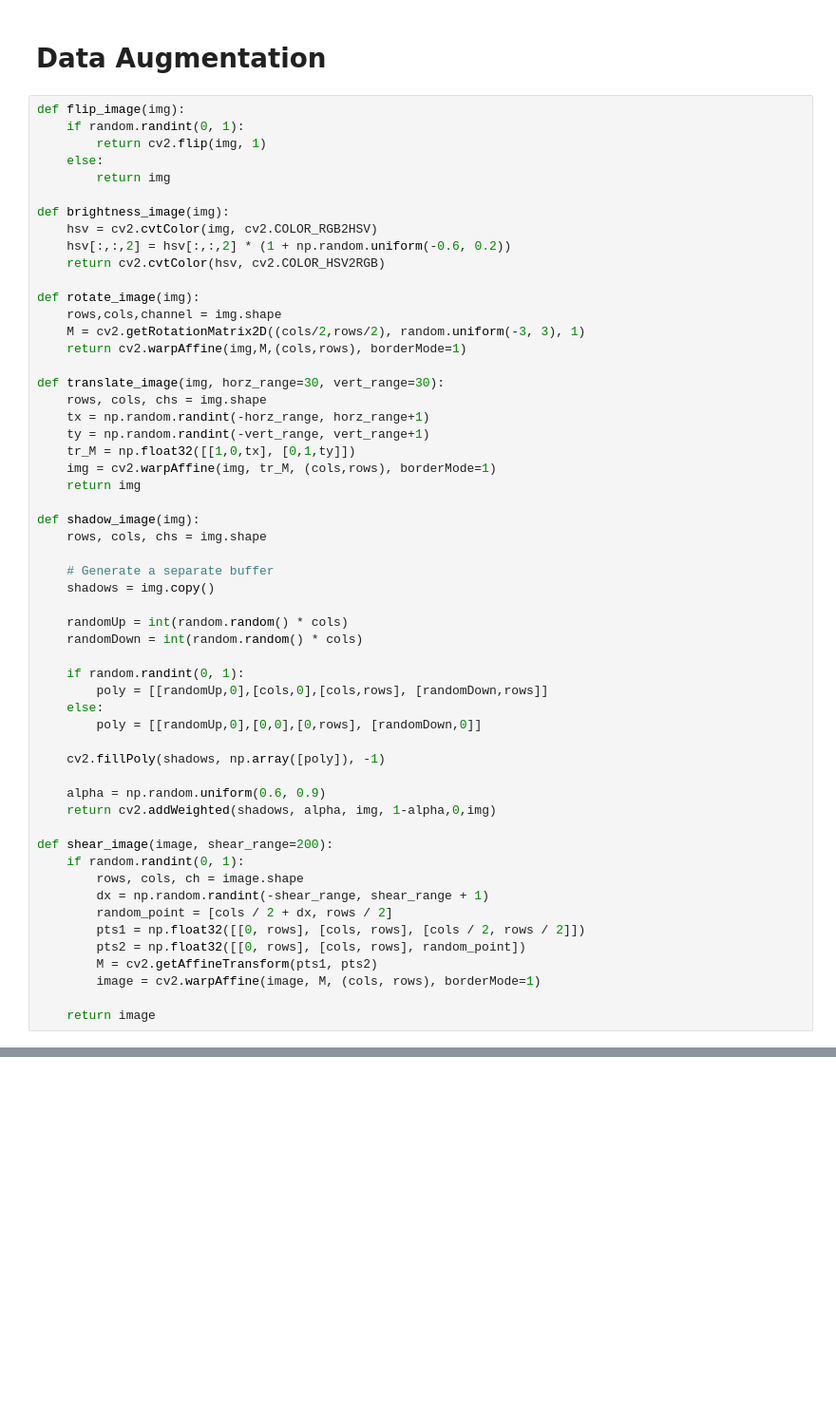
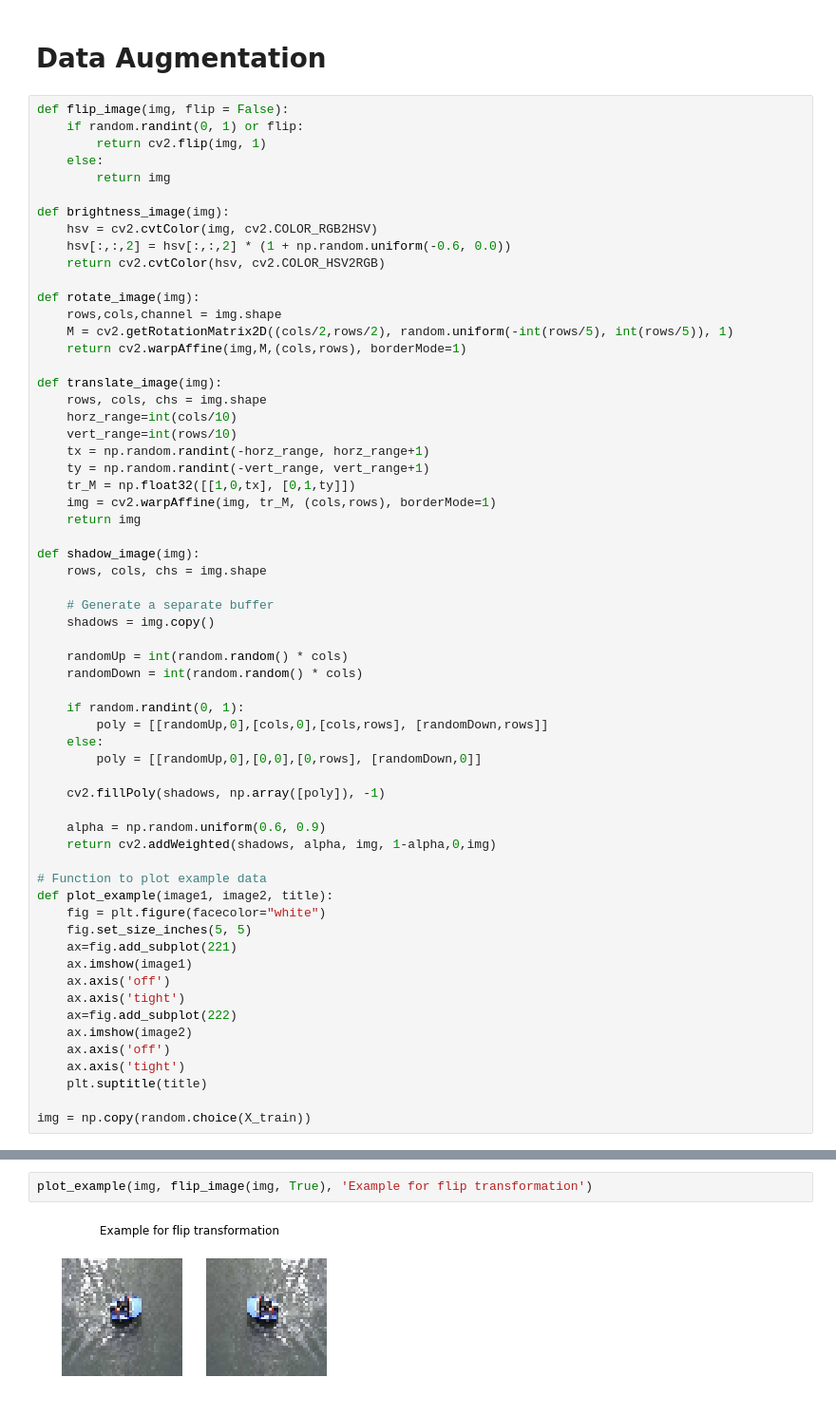
Before and after one commit to ibiscp/Boat-Image-Classification, a Jupyter notebook: Boat Image Classification.ipynb, the cells around one changed output, grey strips where cells are left out. Shown at 95% size. Cells and saved outputs as stored; diff of their text form; blank space fills up the shorter version.

```diff
--- a/Boat Image Classification.ipynb
+++ b/Boat Image Classification.ipynb
@@ -265,24 +275,26 @@ plot_sample_class_distributions(samples=y_test, title='Test Samples by Boat Type
 # %% [markdown]
 # Data Augmentation
 # %%
-def flip_image(img):
-    if random.randint(0, 1):
+def flip_image(img, flip = False):
+    if random.randint(0, 1) or flip:
         return cv2.flip(img, 1)
     else:
         return img
 
 def brightness_image(img):
     hsv = cv2.cvtColor(img, cv2.COLOR_RGB2HSV)
-    hsv[:,:,2] = hsv[:,:,2] * (1 + np.random.uniform(-0.6, 0.2))
+    hsv[:,:,2] = hsv[:,:,2] * (1 + np.random.uniform(-0.6, 0.0))
     return cv2.cvtColor(hsv, cv2.COLOR_HSV2RGB)
 
 def rotate_image(img):
     rows,cols,channel = img.shape
-    M = cv2.getRotationMatrix2D((cols/2,rows/2), random.uniform(-3, 3), 1)
+    M = cv2.getRotationMatrix2D((cols/2,rows/2), random.uniform(-int(rows/5), int(rows/5)), 1)
     return cv2.warpAffine(img,M,(cols,rows), borderMode=1)
 
-def translate_image(img, horz_range=30, vert_range=30):
+def translate_image(img):
     rows, cols, chs = img.shape
+    horz_range=int(cols/10)
+    vert_range=int(rows/10)
     tx = np.random.randint(-horz_range, horz_range+1)
     ty = np.random.randint(-vert_range, vert_range+1)
     tr_M = np.float32([[1,0,tx], [0,1,ty]])
@@ -308,14 +320,18 @@ def shadow_image(img):
     alpha = np.random.uniform(0.6, 0.9)
     return cv2.addWeighted(shadows, alpha, img, 1-alpha,0,img)
 
-def shear_image(image, shear_range=200):
-    if random.randint(0, 1):
-        rows, cols, ch = image.shape
-        dx = np.random.randint(-shear_range, shear_range + 1)
-        random_point = [cols / 2 + dx, rows / 2]
-        pts1 = np.float32([[0, rows], [cols, rows], [cols / 2, rows / 2]])
-        pts2 = np.float32([[0, rows], [cols, rows], random_point])
-        M = cv2.getAffineTransform(pts1, pts2)
-        image = cv2.warpAffine(image, M, (cols, rows), borderMode=1)
+# Function to plot example data
+def plot_example(image1, image2, title):
+    fig = plt.figure(facecolor="white")
+    fig.set_size_inches(5, 5)
+    ax=fig.add_subplot(221)
+    ax.imshow(image1)
+    ax.axis('off')
+    ax.axis('tight')
+    ax=fig.add_subplot(222)
+    ax.imshow(image2)
+    ax.axis('off')
+    ax.axis('tight')
+    plt.suptitle(title)
 
-    return image
+img = np.copy(random.choice(X_train))
@@ -321,0 +340,4 @@ def shear_image(image, shear_range=200):
+# %%
+plot_example(img, flip_image(img, True), 'Example for flip transformation')
+# %% [output]
+[figure, added]
```
Also changed, not shown: parts of 36 cells of this notebook, 1 other file.
